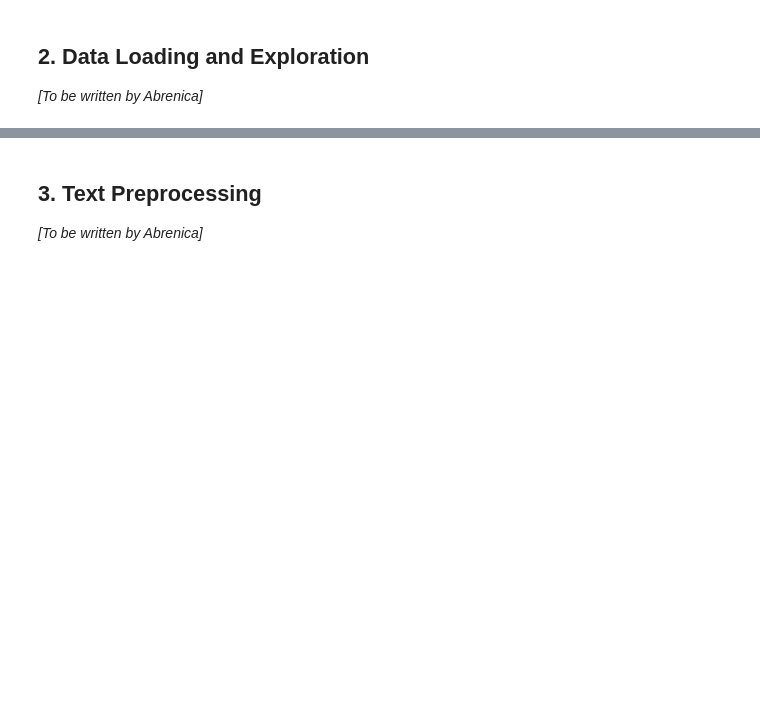
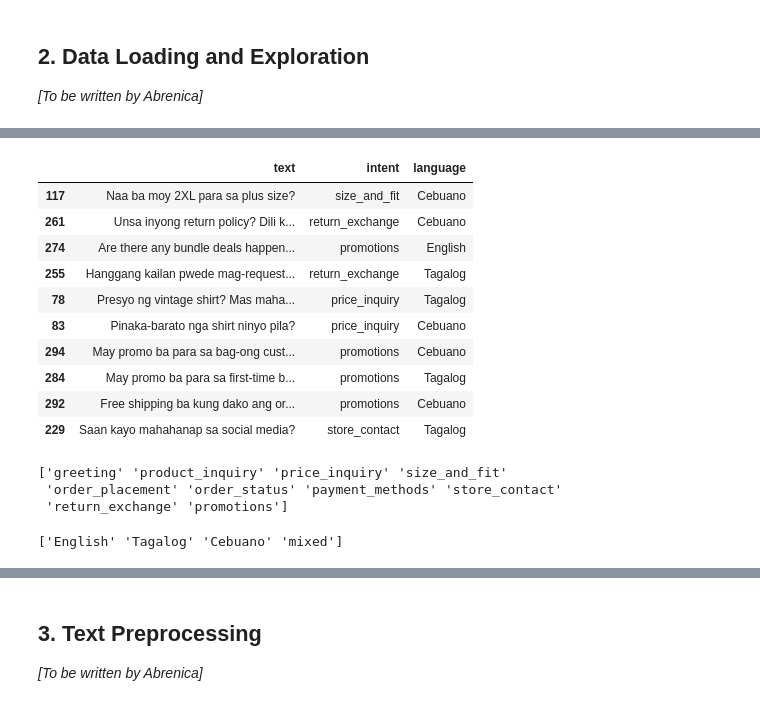
Before and after one commit to CTRL-JUJU/rale.cco-chatbot, a Jupyter notebook: rale_cco_chatbot.ipynb, the cells around one changed output, grey strips where cells are left out. Drawn from its saved outputs; the diff is of its cells as text; code cells hidden in the pictures; blank space fills up the shorter version.

```diff
--- a/rale_cco_chatbot.ipynb
+++ b/rale_cco_chatbot.ipynb
@@ -78,0 +220,27 @@ commerce.
+# %%
+# Display 10 random samples from the dataset
+df.sample(10)
+# %% [output]
+|  | text | intent | language |
+| 117 | Naa ba moy 2XL para sa plus size? | size_and_fit | Cebuano |
+| 261 | Unsa inyong return policy? Dili k... | return_exchange | Cebuano |
+| 274 | Are there any bundle deals happen... | promotions | English |
+| 255 | Hanggang kailan pwede mag-request... | return_exchange | Tagalog |
+| 78 | Presyo ng vintage shirt? Mas maha... | price_inquiry | Tagalog |
+| 83 | Pinaka-barato nga shirt ninyo pila? | price_inquiry | Cebuano |
+| 294 | May promo ba para sa bag-ong cust... | promotions | Cebuano |
+| 284 | May promo ba para sa first-time b... | promotions | Tagalog |
+| 292 | Free shipping ba kung dako ang or... | promotions | Cebuano |
+| 229 | Saan kayo mahahanap sa social media? | store_contact | Tagalog |
+# %%
+# Display all unique intent labels
+print(df['intent'].unique())
+# %% [output]
+['greeting' 'product_inquiry' 'price_inquiry' 'size_and_fit'
+ 'order_placement' 'order_status' 'payment_methods' 'store_contact'
+ 'return_exchange' 'promotions']
+# %%
+# Display all unique language labels
+print(df['language'].unique())
+# %% [output]
+['English' 'Tagalog' 'Cebuano' 'mixed']
```
Also changed, not shown: parts of 22 cells of this notebook, 1 other file.
